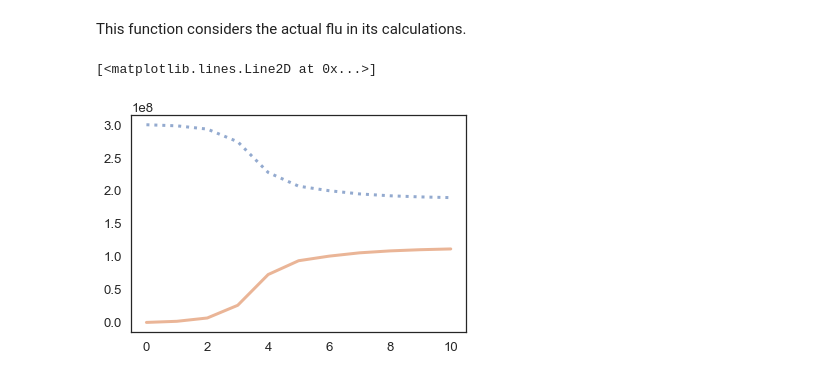
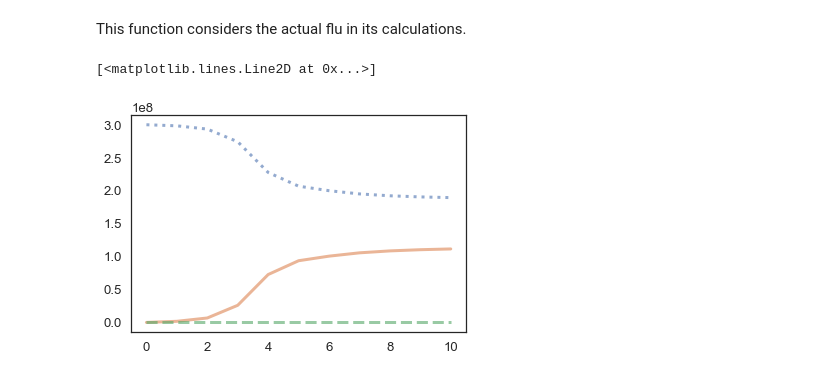
Before and after one commit to hardlyrichie/modsim-project1, a Jupyter notebook: Influenza Modelation.ipynb, the cells around one changed output. Drawn from its saved outputs; the diff is of its cells as text; code cells hidden in the pictures.

```diff
--- a/Influenza Modelation.ipynb
+++ b/Influenza Modelation.ipynb
@@ -138,6 +138,6 @@ death_rate;
 # %% [markdown]
 ### Model
 # %%
-system = System(initpopulation = 300000000,vaccinationPercent = vacc, infection_rate = 0, vaccineEffectiveRate =0, infectionDeathRate =0)
+system = System(initpopulation = 300000000,vaccinationPercent = vacc, infection_rate = 0, vaccineEffectiveRate =0, infectionDeathRate =0, diseaseSurvivalRate = 0)
 pops = State(vaccinated = TimeSeries(), infected= TimeSeries(), population= TimeSeries());
 # %%
@@ -174,21 +174,24 @@ pop__vaccine()
 # %% [markdown]
 This function considers the actual flu in its calculations.
 # %%
-pops.population[0] = system.initpopulation
-pops.vaccinated[0] = 0
-months = [1,2,3,4,5,6,7,8,9,10]
-for i in months:
-    deltavaccinated = pops.population[i-1] * system.vaccinationPercent[i-1]/100
-    pops.vaccinated[i] = pops.vaccinated[i-1] + deltavaccinated
+def Infection_population_vaccine_Test():
+    pops.population[0] = system.initpopulation
+    pops.vaccinated[0] = 0;
+    pops.infected[0] = 0;
+    months = [1,2,3,4,5,6,7,8,9,10]
+    for i in months:
+        deltavaccinated = pops.population[i-1] * system.vaccinationPercent[i-1]/100
+        pops.vaccinated[i] = pops.vaccinated[i-1] + deltavaccinated
 
-    deltainfected = pop.population[i-1] * system.infection_rate[i-1] - pops.infected[i-1] * system.infectionDeathRate - pops.infected[i-1] * system.diseaseSurvivalRate
-    pops.infected[i] = pops.infected[i-1] + deltainfected
+        deltainfected = pops.population[i-1] * system.infection_rate - pops.infected[i-1] * system.infectionDeathRate - pops.infected[i-1] * system.diseaseSurvivalRate
+        pops.infected[i] = pops.infected[i-1] + deltainfected
 
 
-    pops.population[i] = pops.population[i-1] + birth_rate[birth_rate.columns[0]].iloc[i] - death_rate[death_rate.columns[0]].iloc[i] - deltavaccinated
+        pops.population[i] = pops.population[i-1] + birth_rate[birth_rate.columns[0]].iloc[i] - death_rate[death_rate.columns[0]].iloc[i] - deltavaccinated
 
-plot(pops.population,':', label = 'Population');
-plot(pops.vaccinated, label ='Vaccinated');
+    plot(pops.population,':', label = 'Population');
+    plot(pops.vaccinated, label ='Vaccinated');
+    plot(pops.infected, "--g", label = 'Infected');
 # %% [output]
 [<matplotlib.lines.Line2D at 0x...>]
-[figure, old version]
+[figure, new version]
```
Also changed, not shown: parts of 2 cells of this notebook.
